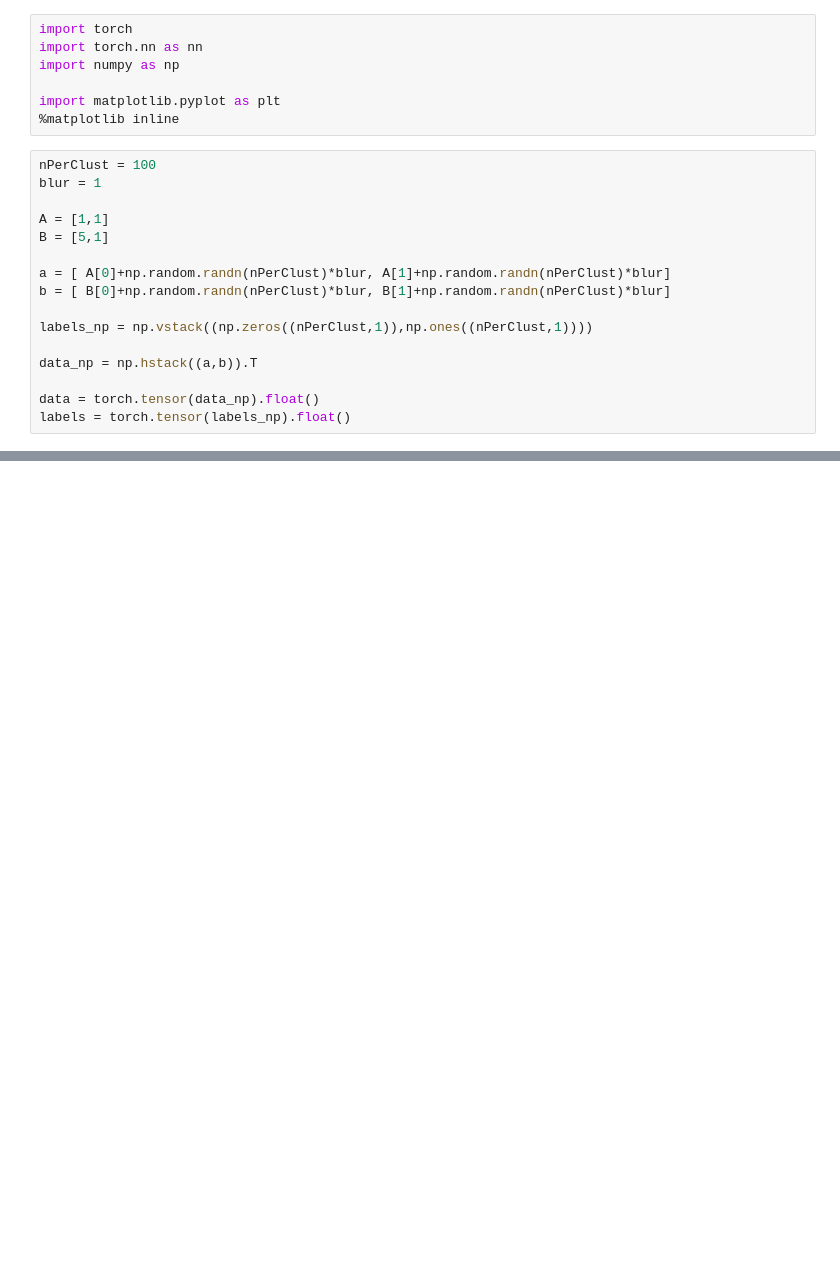
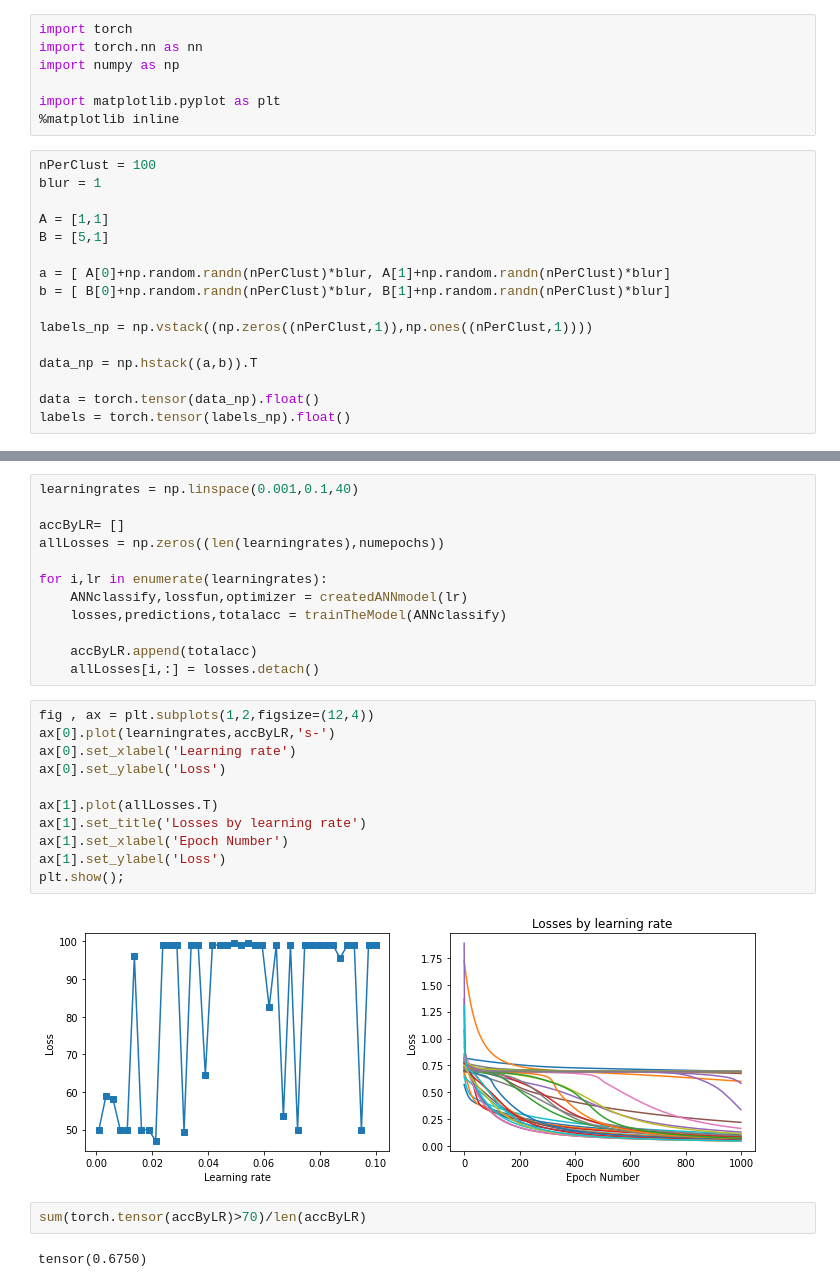
Before and after one commit to Sirfowahid/Artificial-Neural-Network, a Jupyter notebook: ANN-For-LearningRate-Experiment.ipynb, the cells around one changed output, grey strips where cells are left out. Drawn from its saved outputs; the diff is of its cells as text; blank space fills up the shorter version.

```diff
--- a/ANN-For-LearningRate-Experiment.ipynb
+++ b/ANN-For-LearningRate-Experiment.ipynb
@@ -33,0 +78,29 @@ plt.show();
+# %%
+learningrates = np.linspace(0.001,0.1,40)
+
+accByLR= []
+allLosses = np.zeros((len(learningrates),numepochs))
+
+for i,lr in enumerate(learningrates):
+    ANNclassify,lossfun,optimizer = createdANNmodel(lr)
+    losses,predictions,totalacc = trainTheModel(ANNclassify)
+
+    accByLR.append(totalacc)
+    allLosses[i,:] = losses.detach()
+# %%
+fig , ax = plt.subplots(1,2,figsize=(12,4))
+ax[0].plot(learningrates,accByLR,'s-')
+ax[0].set_xlabel('Learning rate')
+ax[0].set_ylabel('Loss')
+
+ax[1].plot(allLosses.T)
+ax[1].set_title('Losses by learning rate')
+ax[1].set_xlabel('Epoch Number')
+ax[1].set_ylabel('Loss')
+plt.show();
+# %% [output]
+[figure, added]
+# %%
+sum(torch.tensor(accByLR)>70)/len(accByLR)
+# %% [output]
+tensor(0.6750)
```
Also changed, not shown: parts of 6 cells of this notebook, 1 other file.
